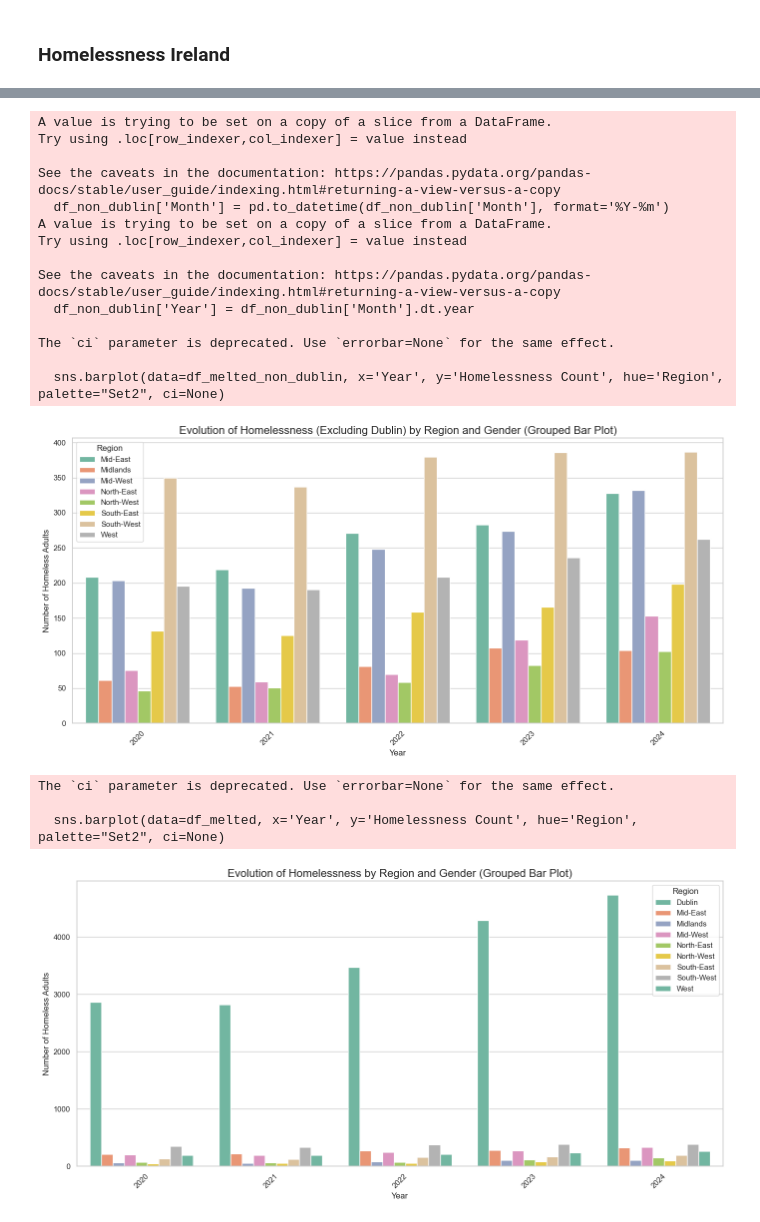
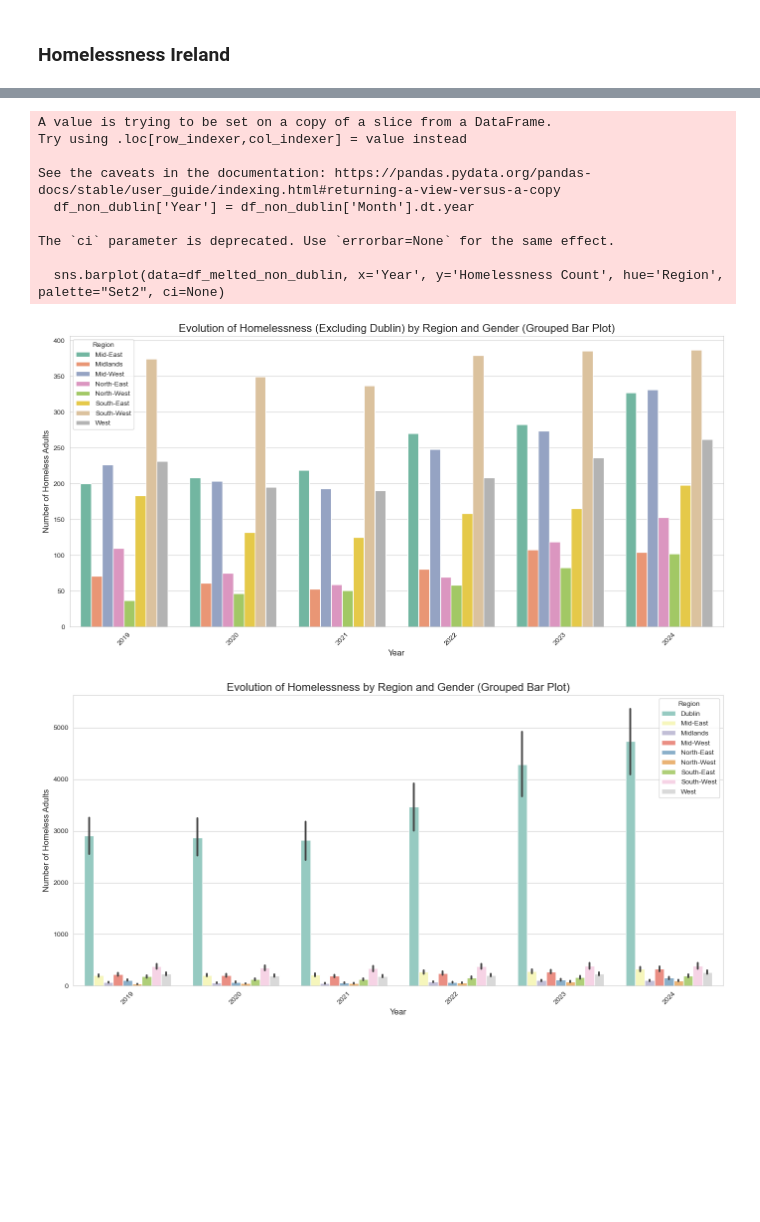
Before and after one commit to RobAstur/Programming-for-data-analytics, a Jupyter notebook: Project/project_version2.ipynb, the cells around one changed output, grey strips where cells are left out. Drawn from its saved outputs; the diff is of its cells as text; code cells hidden in the pictures; blank space fills up the shorter version.

```diff
--- a/Project/project_version2.ipynb
+++ b/Project/project_version2.ipynb
@@ -116,4 +132,6 @@ homelessness_jan_2020 = pd.read_csv("https://opendata.housing.gov.ie/dataset/05f
 # %%
+#Create Column Date and timestamps
+
 # For 2024
 homelessness_oct_2024['Date'] = pd.Timestamp('2024-10')
 homelessness_sep_2024['Date'] = pd.Timestamp('2024-09')
@@ -181,7 +199,22 @@ homelessness_apr_2020['Date'] = pd.Timestamp('2020-04')
 homelessness_mar_2020['Date'] = pd.Timestamp('2020-03')
 homelessness_feb_2020['Date'] = pd.Timestamp('2020-02')
 homelessness_jan_2020['Date'] = pd.Timestamp('2020-01')
+
+# For 2019
+homelessness_dec_2019['Date'] = pd.Timestamp('2019-12')
+homelessness_nov_2019['Date'] = pd.Timestamp('2019-11')
+homelessness_oct_2019['Date'] = pd.Timestamp('2019-10')
+homelessness_sep_2019['Date'] = pd.Timestamp('2019-09')
+homelessness_aug_2019['Date'] = pd.Timestamp('2019-08')
+homelessness_jul_2019['Date'] = pd.Timestamp('2019-07')
+homelessness_jun_2019['Date'] = pd.Timestamp('2019-06')
+homelessness_may_2019['Date'] = pd.Timestamp('2019-05')
+homelessness_apr_2019['Date'] = pd.Timestamp('2019-04')
+homelessness_mar_2019['Date'] = pd.Timestamp('2019-03')
+homelessness_feb_2019['Date'] = pd.Timestamp('2019-02')
+homelessness_jan_2019['Date'] = pd.Timestamp('2019-01')
 # %%
+#Create the yearly table and remove unnecesary columns
 combined_2024 = pd.concat([homelessness_oct_2024,homelessness_sep_2024, homelessness_aug_2024,homelessness_jul_2024,homelessness_jun_2024,homelessness_may_2024,homelessness_apr_2024,homelessness_mar_2024,homelessness_feb_2024,homelessness_jan_2024], ignore_index=True)
 combined_2024.drop(combined_2024.columns[12:19], axis=1, inplace=True)
 combined_2023 = pd.concat([homelessness_dec_2023,homelessness_nov_2023, homelessness_oct_2023,homelessness_sep_2023, homelessness_aug_2023,homelessness_jul_2023,homelessness_jun_2023,homelessness_feb_2023,homelessness_jan_2023], ignore_index=True)
@@ -192,10 +225,12 @@ combined_2021 = pd.concat([homelessness_dec_2021, homelessness_nov_2021, homeles
 combined_2021.drop(combined_2021.columns[12:15].tolist() + combined_2021.columns[16:19].tolist(), axis=1, inplace=True)
 combined_2020 = pd.concat([homelessness_dec_2020, homelessness_nov_2020, homelessness_oct_2020, homelessness_sep_2020, homelessness_aug_2020, homelessness_jul_2020, homelessness_jun_2020, homelessness_may_2020, homelessness_apr_2020, homelessness_mar_2020, homelessness_feb_2020, homelessness_jan_2020], ignore_index=True)
 combined_2020.drop(combined_2020.columns[12:16], axis=1, inplace=True)
+combined_2019 = pd.concat([homelessness_dec_2019, homelessness_nov_2019, homelessness_oct_2019, homelessness_sep_2019, homelessness_aug_2019, homelessness_jul_2019, homelessness_jun_2019, homelessness_may_2019, homelessness_apr_2019, homelessness_mar_2019, homelessness_feb_2019, homelessness_jan_2019], ignore_index=True)
+combined_2019.drop(combined_2019.columns[12:16], axis=1, inplace=True)
 # %%
-total_2020_2024 = pd.concat([combined_2024,combined_2023,combined_2022,combined_2021,combined_2020])
-# List of column names to convert to string
-total_2020_2024.rename(columns={'Date': 'Month'}, inplace=True)
+total_2019_2024 = pd.concat([combined_2024,combined_2023,combined_2022,combined_2021,combined_2020,combined_2019])
+# List of column names that need to be converted to integers
+total_2019_2024.rename(columns={'Date': 'Month'}, inplace=True)
 columns_to_convert = [
     'Total Adults', 'Male Adults', 'Female Adults', 'Adults Aged 18-24', 'Adults Aged 25-44',
     'Adults Aged 45-64', 'Adults Aged 65+',
@@ -205,5 +240,5 @@ columns_to_convert = [
     'Number of people who accessed Other Accommodation'
 ]
 
-# Convert the specified columns to strings
-total_2020_2024[columns_to_convert] = total_2020_2024[columns_to_convert].replace({',': ''}, regex=True).astype(int)
+# Convert the specified columns to integers and remove the ,. Before doing this it gave me problems
+total_2019_2024[columns_to_convert] = total_2019_2024[columns_to_convert].replace({',': ''}, regex=True).astype(int)
@@ -377,53 +517,45 @@ See the caveats in the documentation: https://pandas.pydata.org/pandas-docs/stab
 # %%
 
-df_non_dublin = total_2020_2024[total_2020_2024['Region'] != 'Dublin']
-
-# Ensure 'Month' is in datetime format
-df_non_dublin['Month'] = pd.to_datetime(df_non_dublin['Month'], format='%Y-%m')
+df_non_dublin = total_2019_2024[total_2019_2024['Region'] != 'Dublin']
 
 # Extract year from 'Month' column
 df_non_dublin['Year'] = df_non_dublin['Month'].dt.year
 
 # Melt the data to long format
 df_melted_non_dublin = pd.melt(df_non_dublin, id_vars=['Year', 'Region'],
                                value_vars=['Female Adults', 'Male Adults', 'Total Adults'],
                                var_name='Gender', value_name='Homelessness Count')
 
 # Create the grouped bar plot, split by region
 plt.figure(figsize=(14, 7))
 sns.barplot(data=df_melted_non_dublin, x='Year', y='Homelessness Count', hue='Region', palette="Set2", ci=None)
 
 # Customizing the plot
 plt.title('Evolution of Homelessness (Excluding Dublin) by Region and Gender (Grouped Bar Plot)', fontsize=16)
 plt.xlabel('Year', fontsize=12)
 plt.ylabel('Number of Homeless Adults', fontsize=12)
 plt.xticks(rotation=45)
 plt.tight_layout()
 
 # Show plot
 plt.show()
 # %% [output]
-A value is trying to be set on a copy of a slice from a DataFrame.
-Try using .loc[row_indexer,col_indexer] = value instead
-
-See the caveats in the documentation: https://pandas.pydata.org/pandas-docs/stable/user_guide/indexing.html#returning-a-view-versus-a-copy
-  df_non_dublin['Month'] = pd.to_datetime(df_non_dublin['Month'], format='%Y-%m')
 A value is trying to be set on a copy of a slice from a DataFrame.
 Try using .loc[row_indexer,col_indexer] = value instead
 
 See the caveats in the documentation: https://pandas.pydata.org/pandas-docs/stable/user_guide/indexing.html#returning-a-view-versus-a-copy
   df_non_dublin['Year'] = df_non_dublin['Month'].dt.year
 
 The `ci` parameter is deprecated. Use `errorbar=None` for the same effect.
 
   sns.barplot(data=df_melted_non_dublin, x='Year', y='Homelessness Count', hue='Region', palette="Set2", ci=None)
-[figure, old version]
+[figure, new version]
 # %%
 # Extract year from 'Month' column
-total_2020_2024['Year'] = total_2020_2024['Month'].dt.year
+total_2019_2024['Year'] = total_2019_2024['Month'].dt.year
 
 # Melt the data to long format
-df_melted = pd.melt(total_2020_2024, id_vars=['Year', 'Region'],
+df_melted = pd.melt(total_2019_2024, id_vars=['Year', 'Region'],
                     value_vars=['Female Adults', 'Male Adults', 'Total Adults'],
                     var_name='Gender', value_name='Homelessness Count')
 
@@ -431,7 +563,7 @@ df_melted = pd.melt(total_2020_2024, id_vars=['Year', 'Region'],
 plt.figure(figsize=(14, 7))
 
 # Create the barplot for the grouped data
-sns.barplot(data=df_melted, x='Year', y='Homelessness Count', hue='Region', palette="Set2", ci=None)
+sns.barplot(data=df_melted, x='Year', y='Homelessness Count', hue='Region', palette="Set3")
 
 # Customizing the plot
 plt.title('Evolution of Homelessness by Region and Gender (Grouped Bar Plot)', fontsize=16)
@@ -443,10 +575,7 @@ plt.tight_layout()
 # Show plot
 plt.show()
 # %% [output]
-The `ci` parameter is deprecated. Use `errorbar=None` for the same effect.
-
-  sns.barplot(data=df_melted, x='Year', y='Homelessness Count', hue='Region', palette="Set2", ci=None)
-[figure, old version]
+[figure, new version]
 # %%
 df_unemployment_filtered = unemployment_rate_ireland[unemployment_rate_ireland["Sex"] == "Male"]
 
```
Also changed, not shown: parts of 23 cells of this notebook.
